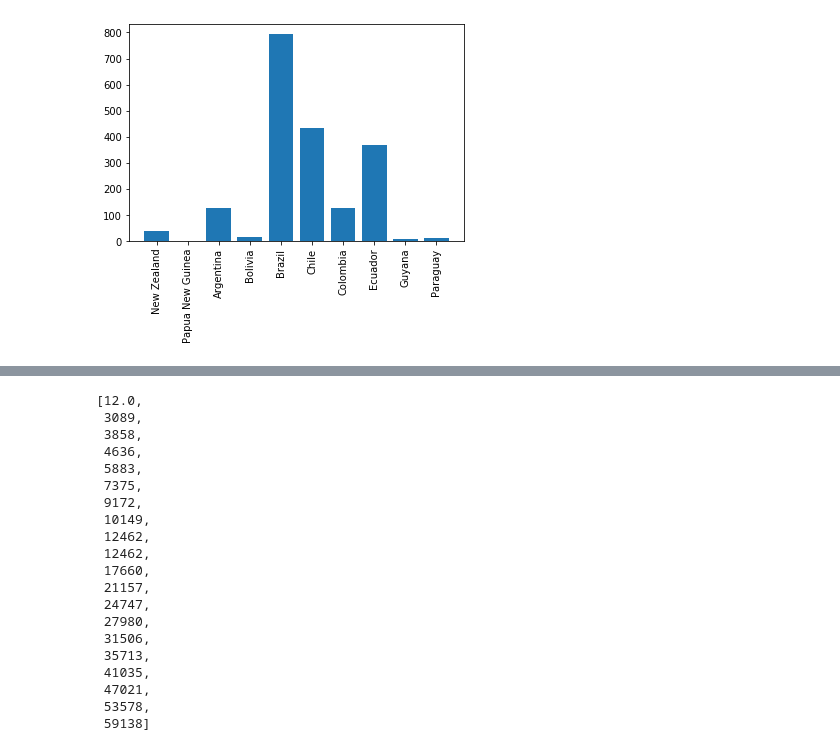
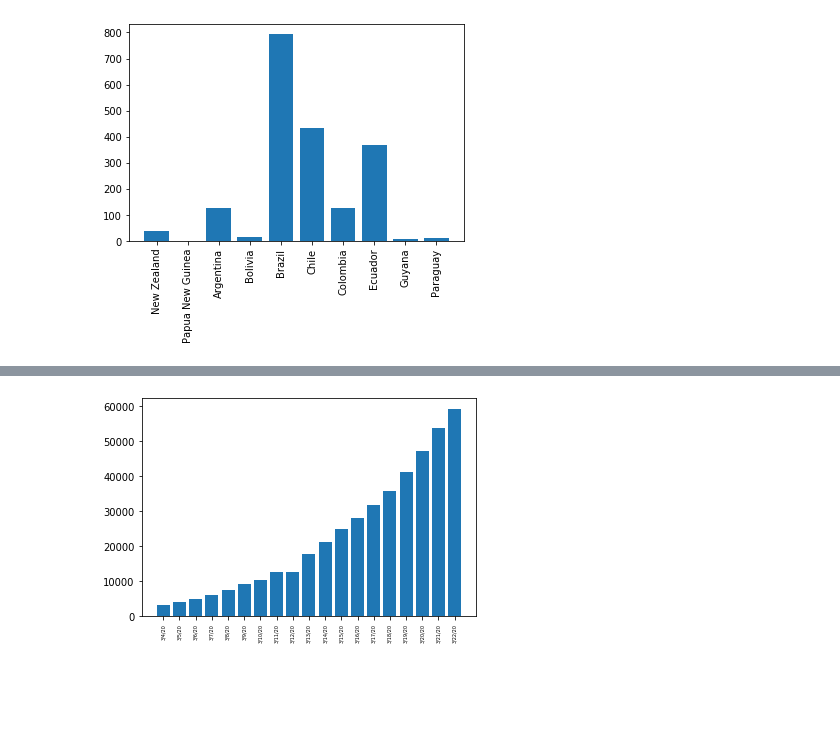
Before and after one commit to AbdulRashidReshamwala/10DayesOfML, a Jupyter notebook: day_01/covid-19-timeseries.ipynb, the cells around one changed output, grey strips where cells are left out. Saved outputs shown, nothing was run; the diff lists cells and outputs as text; code cells hidden in the pictures; blank space fills up the shorter version.

```diff
--- a/day_01/covid-19-timeseries.ipynb
+++ b/day_01/covid-19-timeseries.ipynb
@@ -83,23 +82,4 @@ ValueError: shape mismatch: objects cannot be broadcast to a single shape
 # %%
-get_cases_for_country('Italy')
+plot_datewise_for_country('Italy')
 # %% [output]
-[12.0,
- 3089,
- 3858,
- 4636,
- 5883,
- 7375,
- 9172,
- 10149,
- 12462,
- 12462,
- 17660,
- 21157,
- 24747,
- 27980,
- 31506,
- 35713,
- 41035,
- 47021,
- 53578,
- 59138]
+[figure, added]
```
Also changed, not shown: parts of 2 cells of this notebook.
